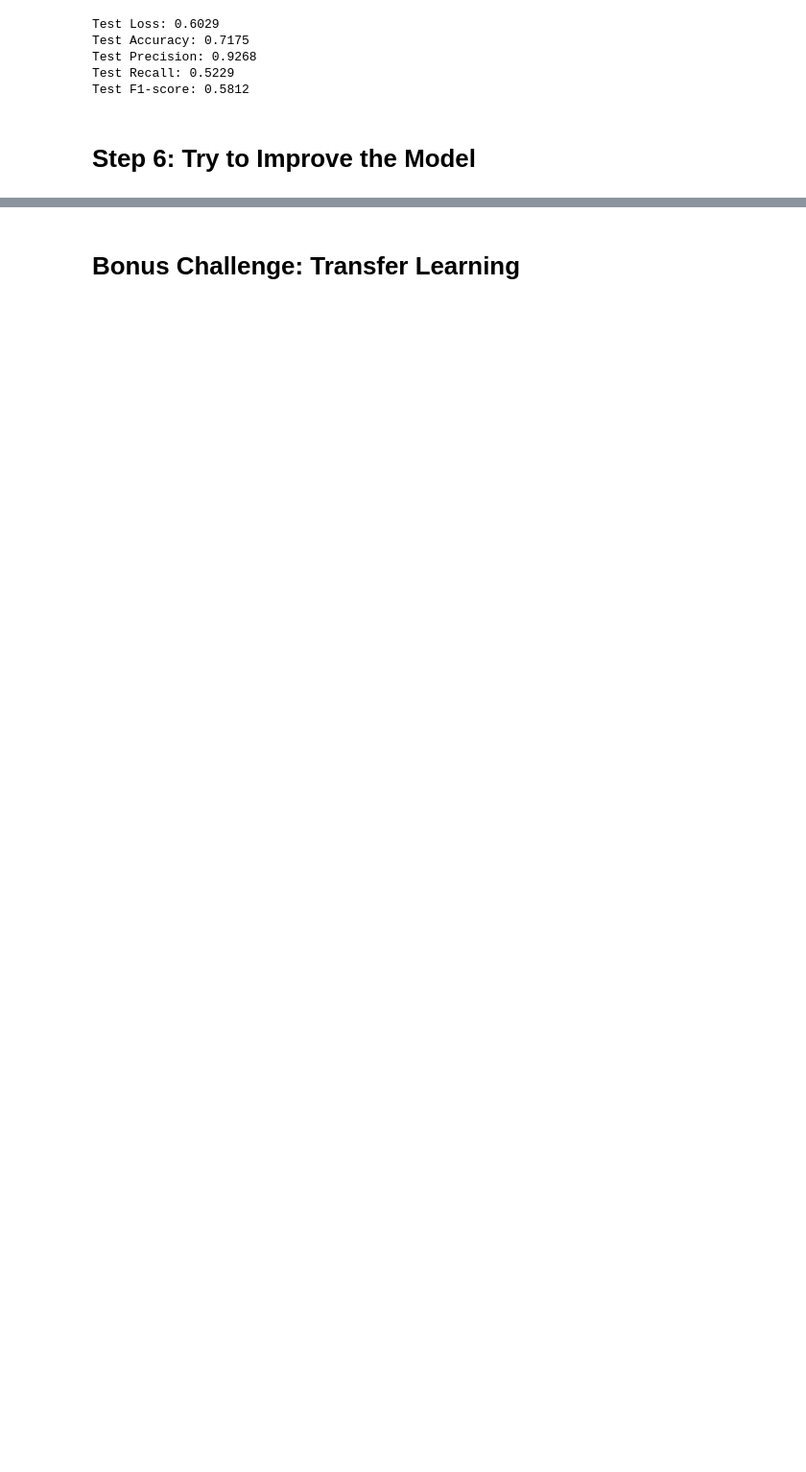
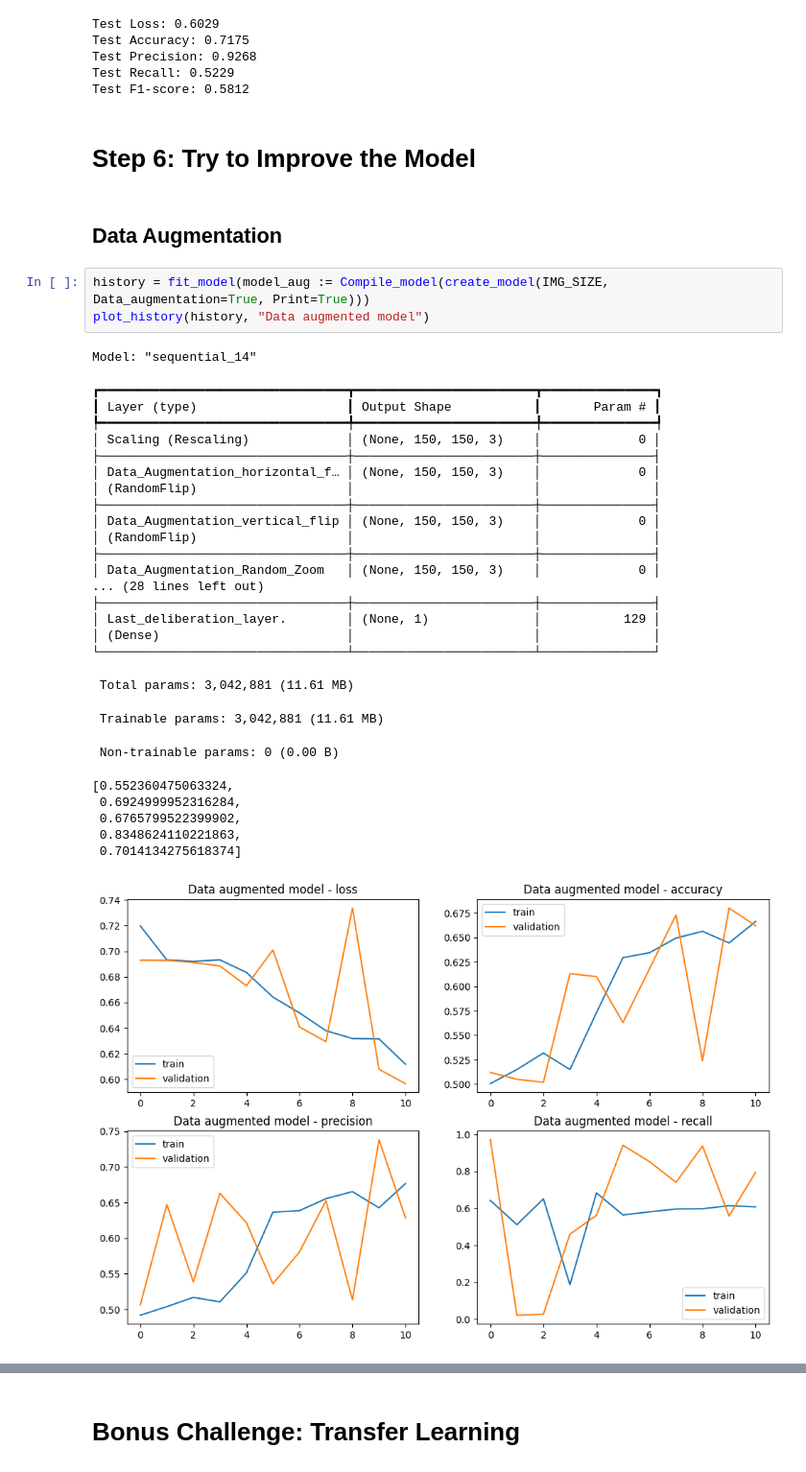
Before and after one commit to AlexisLaf/SimpleCNN_Classifier, a Jupyter notebook: CNN.ipynb, the cells around one changed output, grey strips where cells are left out. Shown at 96% size. Drawn from its saved outputs; the diff is of its cells as text; blank space fills up the shorter version.

```diff
--- a/CNN.ipynb
+++ b/CNN.ipynb
@@ -462,3 +462,36 @@ Test Recall: 0.5229
 Test F1-score: 0.5812
 # %% [markdown]
 # Step 6: Try to Improve the Model
+# %% [markdown]
+## Data Augmentation
+# %%
+history = fit_model(model_aug := Compile_model(create_model(IMG_SIZE, Data_augmentation=True, Print=True)))
+plot_history(history, "Data augmented model")
+# %% [output]
+Model: "sequential_14"
+┏━━━━━━━━━━━━━━━━━━━━━━━━━━━━━━━━━┳━━━━━━━━━━━━━━━━━━━━━━━━┳━━━━━━━━━━━━━━━┓
+┃ Layer (type)                    ┃ Output Shape           ┃       Param # ┃
+┡━━━━━━━━━━━━━━━━━━━━━━━━━━━━━━━━━╇━━━━━━━━━━━━━━━━━━━━━━━━╇━━━━━━━━━━━━━━━┩
+│ Scaling (Rescaling)             │ (None, 150, 150, 3)    │             0 │
+├─────────────────────────────────┼────────────────────────┼───────────────┤
+│ Data_Augmentation_horizontal_f… │ (None, 150, 150, 3)    │             0 │
+│ (RandomFlip)                    │                        │               │
+├─────────────────────────────────┼────────────────────────┼───────────────┤
+│ Data_Augmentation_vertical_flip │ (None, 150, 150, 3)    │             0 │
+│ (RandomFlip)                    │                        │               │
+├─────────────────────────────────┼────────────────────────┼───────────────┤
+│ Data_Augmentation_Random_Zoom   │ (None, 150, 150, 3)    │             0 │
+... (28 lines left out)
+├─────────────────────────────────┼────────────────────────┼───────────────┤
+│ Last_deliberation_layer.        │ (None, 1)              │           129 │
+│ (Dense)                         │                        │               │
+└─────────────────────────────────┴────────────────────────┴───────────────┘
+ Total params: 3,042,881 (11.61 MB)
+ Trainable params: 3,042,881 (11.61 MB)
+ Non-trainable params: 0 (0.00 B)
+[0.552360475063324,
+ 0.6924999952316284,
+ 0.6765799522399902,
+ 0.8348624110221863,
+ 0.7014134275618374]
+[figure, added]
```
Also changed, not shown: parts of 10 cells of this notebook.
